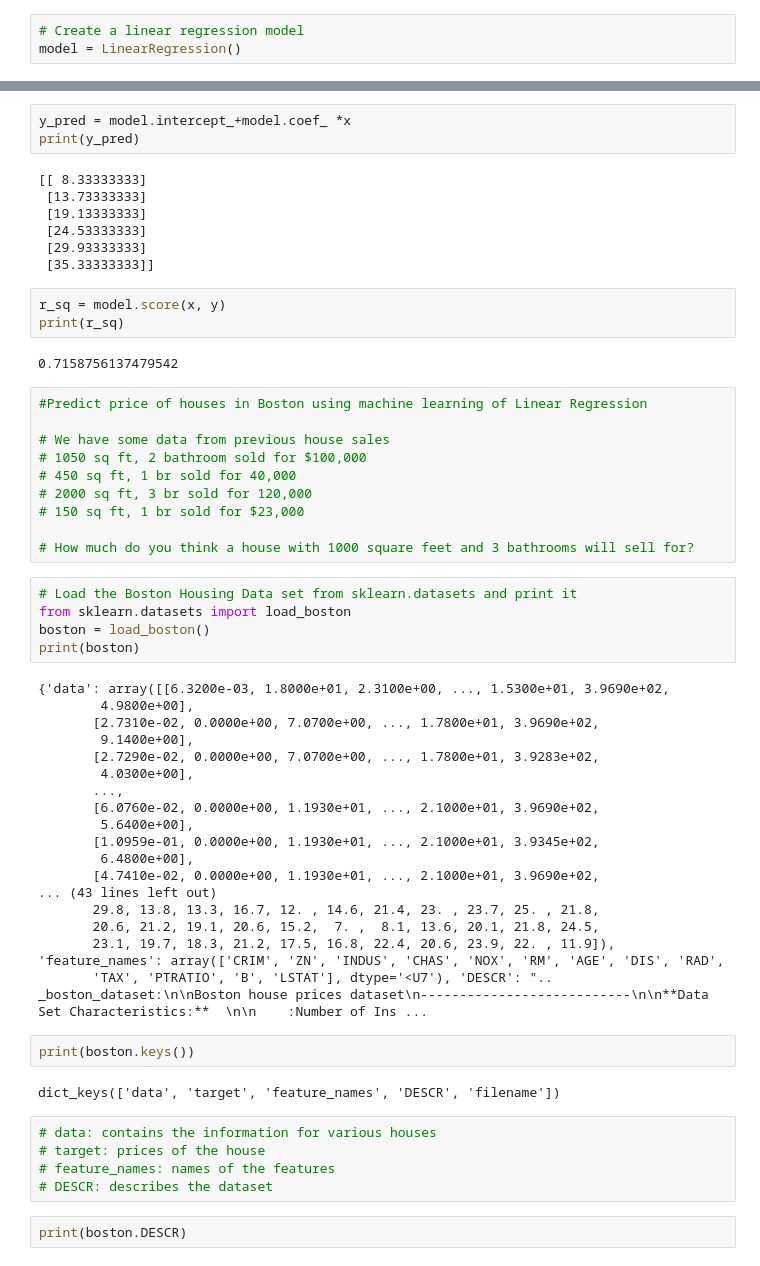
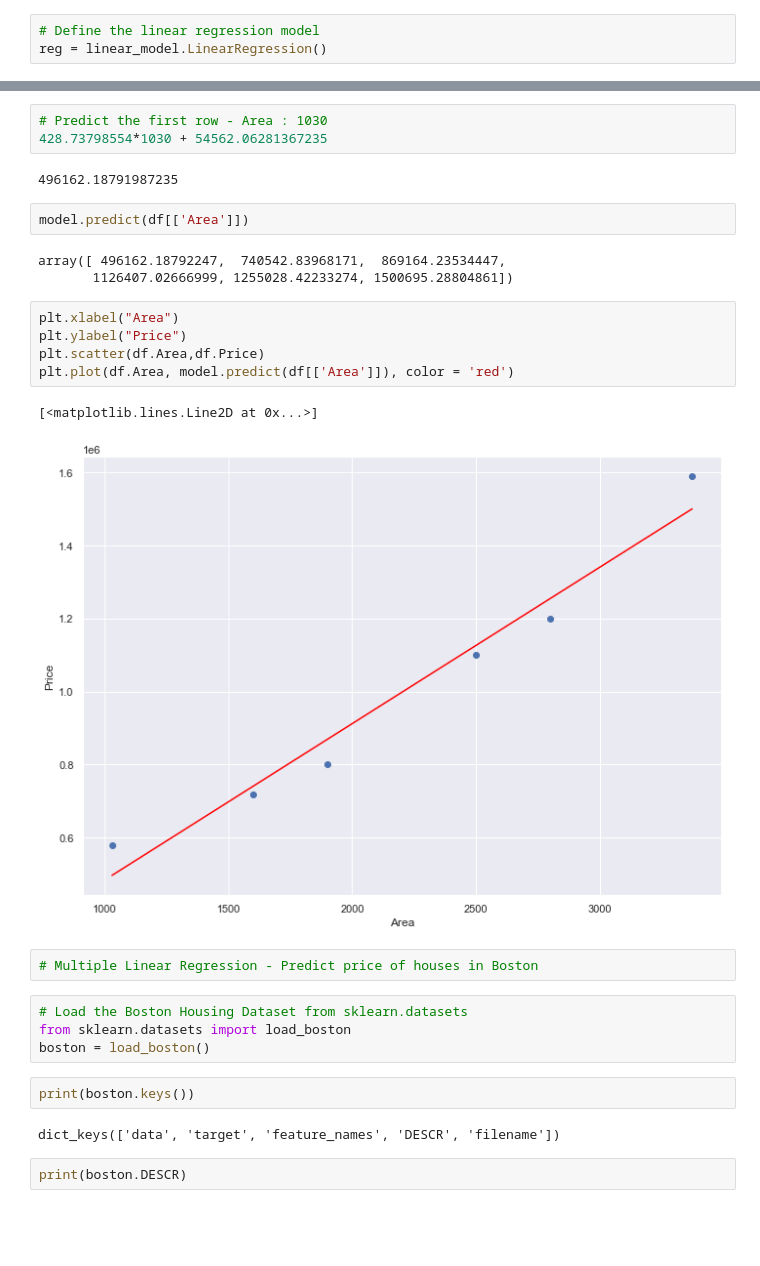
Before and after one commit to DSpythonpizza/LinearRegression, a Jupyter notebook: LinearRegression.ipynb, the cells around one changed output, grey strips where cells are left out. Cells and saved outputs as stored; diff of their text form; blank space fills up the shorter version.

```diff
--- a/LinearRegression.ipynb
+++ b/LinearRegression.ipynb
@@ -13,4 +31,4 @@ y = np.array([5, 20, 14, 32, 22, 38])
 # %%
-# Create a linear regression model
-model = LinearRegression()
+# Define the linear regression model
+reg = linear_model.LinearRegression()
 # %%
@@ -36,60 +50,31 @@ print(y_pred)
-# %%
-y_pred = model.intercept_+model.coef_ *x
-print(y_pred)
-# %% [output]
-[[ 8.33333333]
- [13.73333333]
- [19.13333333]
- [24.53333333]
- [29.93333333]
- [35.33333333]]
-# %%
-r_sq = model.score(x, y)
-print(r_sq)
-# %% [output]
-0.7158756137479542
-# %%
-#Predict price of houses in Boston using machine learning of Linear Regression
-
-# We have some data from previous house sales
-# 1050 sq ft, 2 bathroom sold for $100,000
-# 450 sq ft, 1 br sold for 40,000
-# 2000 sq ft, 3 br sold for 120,000
-# 150 sq ft, 1 br sold for $23,000
-
-# How much do you think a house with 1000 square feet and 3 bathrooms will sell for?
+# %%
+# Predict the first row - Area : 1030
+428.73798554*1030 + 54562.06281367235
+# %% [output]
+496162.18791987235
+# %%
+model.predict(df[['Area']])
+# %% [output]
+array([ 496162.18792247,  740542.83968171,  869164.23534447,
+       1126407.02666999, 1255028.42233274, 1500695.28804861])
+# %%
+plt.xlabel("Area")
+plt.ylabel("Price")
+plt.scatter(df.Area,df.Price)
+plt.plot(df.Area, model.predict(df[['Area']]), color = 'red')
+# %% [output]
+[<matplotlib.lines.Line2D at 0x...>]
+[figure, added]
+# %%
+# Multiple Linear Regression - Predict price of houses in Boston
 # %%
-# Load the Boston Housing Data set from sklearn.datasets and print it
+# Load the Boston Housing Dataset from sklearn.datasets
 from sklearn.datasets import load_boston
 boston = load_boston()
-print(boston)
-# %% [output]
-{'data': array([[6.3200e-03, 1.8000e+01, 2.3100e+00, ..., 1.5300e+01, 3.9690e+02,
-        4.9800e+00],
-       [2.7310e-02, 0.0000e+00, 7.0700e+00, ..., 1.7800e+01, 3.9690e+02,
-        9.1400e+00],
-       [2.7290e-02, 0.0000e+00, 7.0700e+00, ..., 1.7800e+01, 3.9283e+02,
-        4.0300e+00],
-       ...,
-       [6.0760e-02, 0.0000e+00, 1.1930e+01, ..., 2.1000e+01, 3.9690e+02,
-        5.6400e+00],
-       [1.0959e-01, 0.0000e+00, 1.1930e+01, ..., 2.1000e+01, 3.9345e+02,
-        6.4800e+00],
-       [4.7410e-02, 0.0000e+00, 1.1930e+01, ..., 2.1000e+01, 3.9690e+02,
-... (43 lines left out)
-       29.8, 13.8, 13.3, 16.7, 12. , 14.6, 21.4, 23. , 23.7, 25. , 21.8,
-       20.6, 21.2, 19.1, 20.6, 15.2,  7. ,  8.1, 13.6, 20.1, 21.8, 24.5,
-       23.1, 19.7, 18.3, 21.2, 17.5, 16.8, 22.4, 20.6, 23.9, 22. , 11.9]), 'feature_names': array(['CRIM', 'ZN', 'INDUS', 'CHAS', 'NOX', 'RM', 'AGE', 'DIS', 'RAD',
-       'TAX', 'PTRATIO', 'B', 'LSTAT'], dtype='<U7'), 'DESCR': ".. _boston_dataset:\n\nBoston house prices dataset\n---------------------------\n\n**Data Set Characteristics:**  \n\n    :Number of Ins ...
 # %%
 print(boston.keys())
 # %% [output]
 dict_keys(['data', 'target', 'feature_names', 'DESCR', 'filename'])
-# %%
-# data: contains the information for various houses
-# target: prices of the house
-# feature_names: names of the features
-# DESCR: describes the dataset
 # %%
 print(boston.DESCR)
 # %% [output]
```
Also changed, not shown: parts of 52 cells of this notebook.
